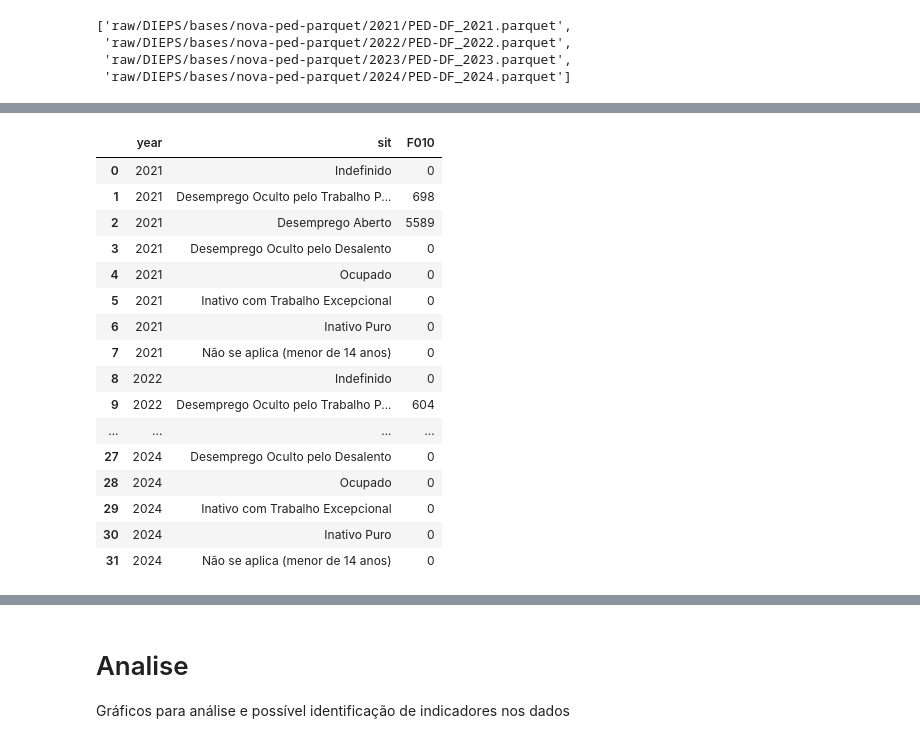
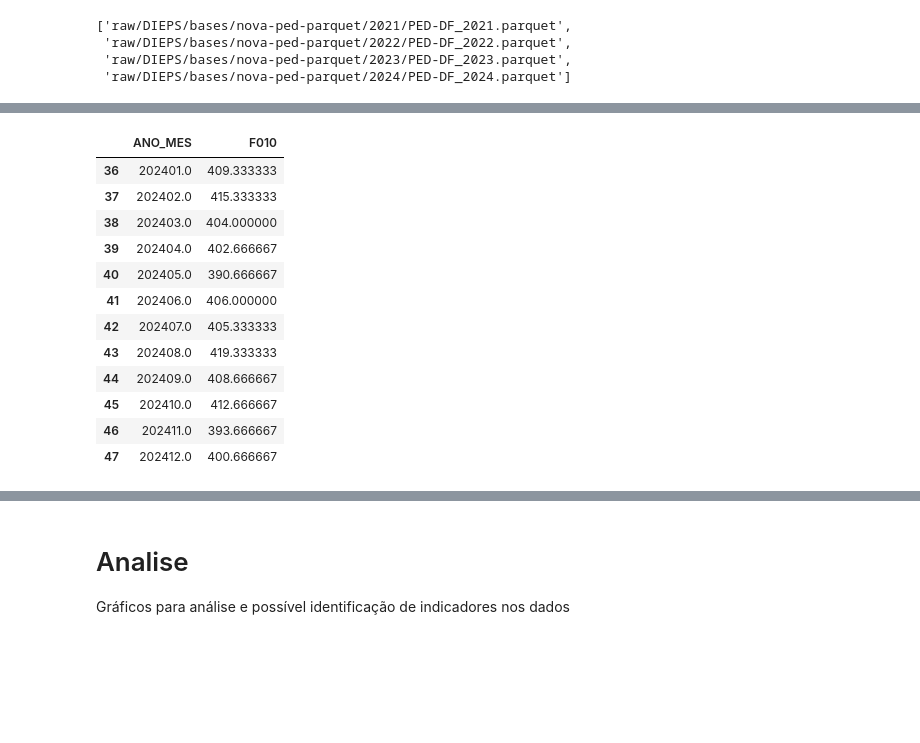
Before and after one commit to mlemosf/jupyter-example, a Jupyter notebook: ped/taxa-desemprego-port-tipo-ped.ipynb, the cells around one changed output, grey strips where cells are left out. Cells and saved outputs as stored; diff of their text form; code cells hidden in the pictures; blank space fills up the shorter version.

```diff
--- a/ped/taxa-desemprego-port-tipo-ped.ipynb
+++ b/ped/taxa-desemprego-port-tipo-ped.ipynb
@@ -13,8 +13,8 @@ import pyarrow as pa
 import s3fs
 import pandas as pd
 # %%
-ACCESS_KEY = 'NGMdNXl06SbqaEB7FnlI'
-SECRET_KEY = 'WLjEZszmcLVvdbeoat7kBz2Pagc77xlKMVQNL04y'
+ACCESS_KEY = ''
+SECRET_KEY = ''
 MINIO_HOST = 'http://minio:9000'
 # %%
 minio = s3fs.S3FileSystem(key=ACCESS_KEY, # change default key
@@ -102,0 +105,3 @@ df.rename(columns={'SIT': 'sit'}, inplace=True)
+# %%
+df_sampled = df.sample(weights='fator2', frac=0.9)
+df_sampled
@@ -103,4 +126,4 @@ df.rename(columns={'SIT': 'sit'}, inplace=True)
 # %%
-df2 = df.copy()
-df2.count()
+df2 = df_sampled[['ANO_MES', 'fator2', 'sit', 'C030', 'F010', 'F030', 'F070']].copy()
+df2
 # %% [output]
@@ -153,34 +227,39 @@ pea
 # %%
-# Desempregados
+# Desempregados: Situaçoes 1,2 e 3
+#pea_desempregados = pd.DataFrame(df2[
+#    (
+#        (df2['sit'] != 'Inativo com Trabalho Excepcional') &
+#        (df2['sit'] != 'Inativo Puro') &
+#        (df2['sit'] != 'Ocupado')
+#    ) &
+#    (
+#        (df2['F010'] == 'Sim') |
+#        (df2['F030'] == 'Sim') &
+#        (df2['F070'] != 'Não se aplica')
+#    )].groupby(['ANO_MES', 'sit'])['F010'].count())
 pea_desempregados = pd.DataFrame(df2[
     (
-        (df2['sit'] != 'Inativo com Trabalho Excepcional') &
-        (df2['sit'] != 'Inativo Puro') &
-        (df2['sit'] != 'Ocupado')
-    ) &
-    (
-        (df2['F010'] == 'Sim') |
-        (df2['F030'] == 'Sim') &
-        (df2['F070'] != 'Não se aplica')
-    )].groupby(['year', 'sit'])['F010'].count())
+        (df2['sit'] == 'Desemprego Oculto pelo Trabalho Precário') |
+        (df2['sit'] == 'Desemprego Aberto') |
+        (df2['sit'] == 'Desemprego Oculto pelo Desalento')
+    )].groupby(['ANO_MES'])['F010'].count())
 
 pea_desempregados.reset_index(inplace=True)
 pea_desempregados
+
+pea_desempregados_mean = pea_desempregados.rolling(window=3, on='ANO_MES').mean()
+pea_desempregados_mean.tail(12)
 # %% [output]
-|  | year | sit | F010 |
-| 0 | 2021 | Indefinido | 0 |
-| 1 | 2021 | Desemprego Oculto pelo Trabalho P... | 698 |
-| 2 | 2021 | Desemprego Aberto | 5589 |
-| 3 | 2021 | Desemprego Oculto pelo Desalento | 0 |
-| 4 | 2021 | Ocupado | 0 |
-| 5 | 2021 | Inativo com Trabalho Excepcional | 0 |
-| 6 | 2021 | Inativo Puro | 0 |
-| 7 | 2021 | Não se aplica (menor de 14 anos) | 0 |
-| 8 | 2022 | Indefinido | 0 |
-| 9 | 2022 | Desemprego Oculto pelo Trabalho P... | 604 |
-| ... | ... | ... | ... |
-| 27 | 2024 | Desemprego Oculto pelo Desalento | 0 |
-| 28 | 2024 | Ocupado | 0 |
-| 29 | 2024 | Inativo com Trabalho Excepcional | 0 |
-| 30 | 2024 | Inativo Puro | 0 |
-| 31 | 2024 | Não se aplica (menor de 14 anos) | 0 |
+|  | ANO_MES | F010 |
+| 36 | 202401.0 | 409.333333 |
+| 37 | 202402.0 | 415.333333 |
+| 38 | 202403.0 | 404.000000 |
+| 39 | 202404.0 | 402.666667 |
+| 40 | 202405.0 | 390.666667 |
+| 41 | 202406.0 | 406.000000 |
+| 42 | 202407.0 | 405.333333 |
+| 43 | 202408.0 | 419.333333 |
+| 44 | 202409.0 | 408.666667 |
+| 45 | 202410.0 | 412.666667 |
+| 46 | 202411.0 | 393.666667 |
+| 47 | 202412.0 | 400.666667 |
```
Also changed, not shown: parts of 14 cells of this notebook.
